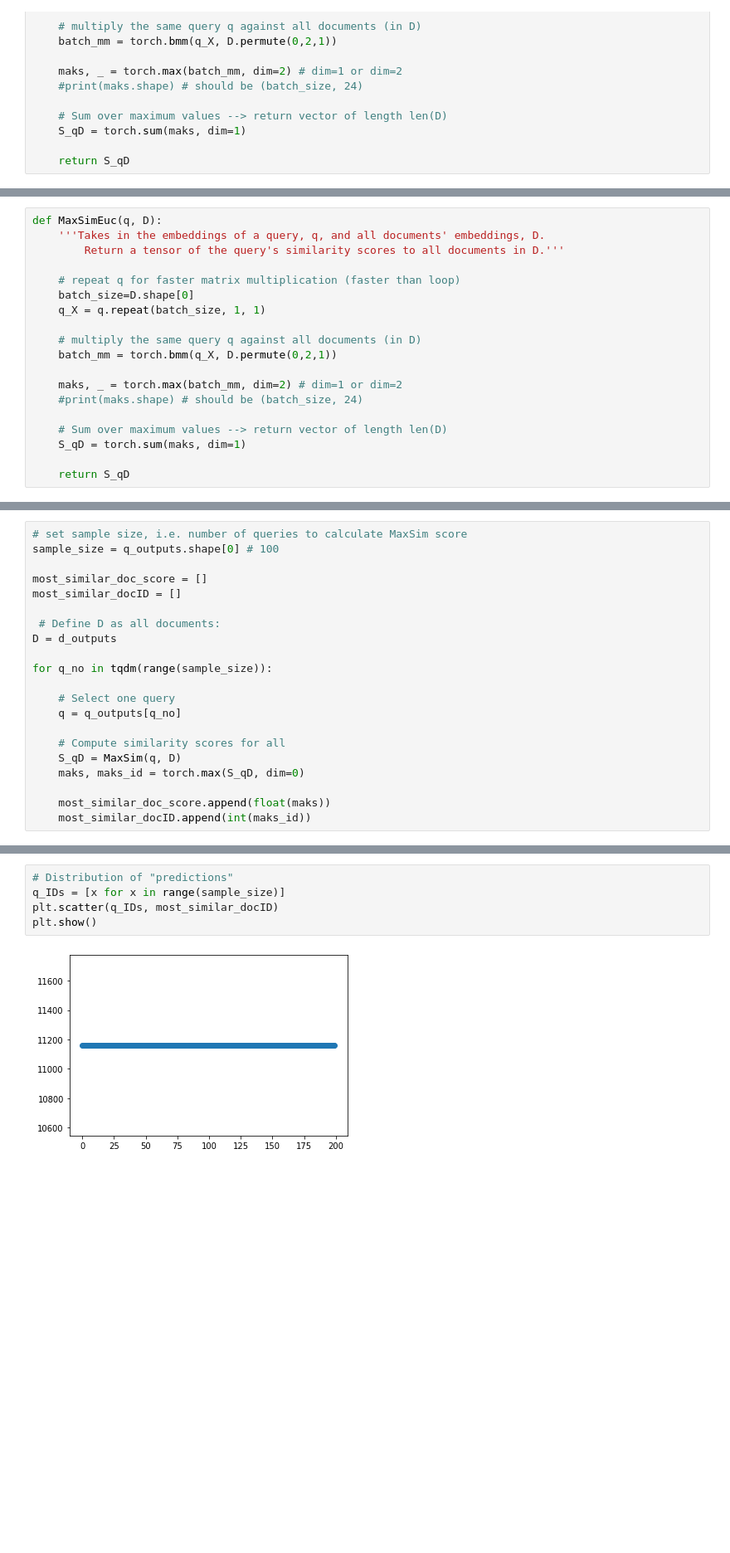
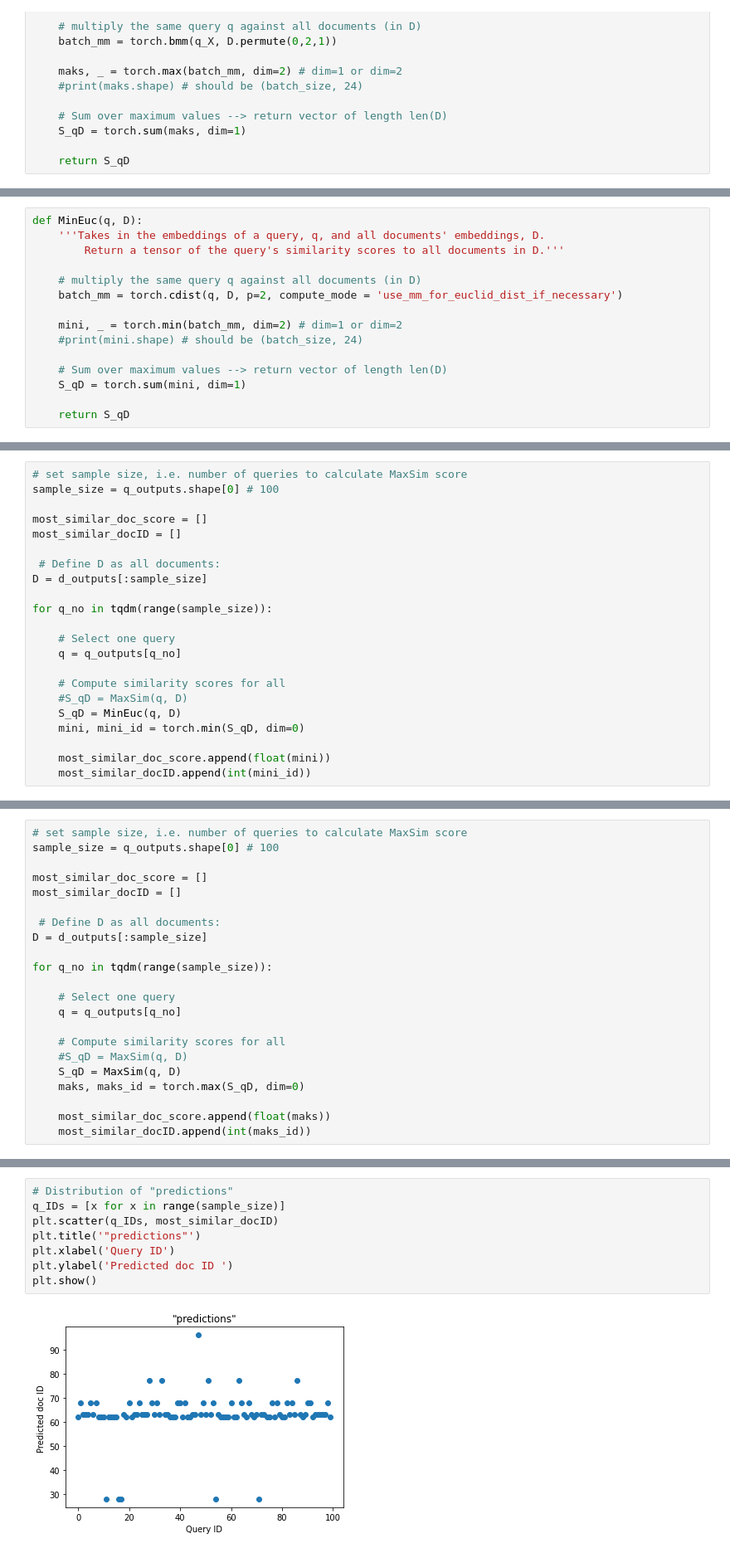
Before and after one commit to MartinBA741/SkillsColBERT, a Jupyter notebook: predict_colbert.ipynb, the cells around one changed output, grey strips where cells are left out. Shown at 83% size. Saved outputs shown, nothing was run; the diff lists cells and outputs as text; blank space fills up the shorter version.

Commit message:
implementation of euclidean score

```diff
--- a/predict_colbert.ipynb
+++ b/predict_colbert.ipynb
@@ -205,19 +156,15 @@ torch.Size([24, 128])
 # %%
-def MaxSimEuc(q, D):
+def MinEuc(q, D):
     '''Takes in the embeddings of a query, q, and all documents' embeddings, D.
         Return a tensor of the query's similarity scores to all documents in D.'''
 
-    # repeat q for faster matrix multiplication (faster than loop)
-    batch_size=D.shape[0]
-    q_X = q.repeat(batch_size, 1, 1)
+    # multiply the same query q against all documents (in D)
+    batch_mm = torch.cdist(q, D, p=2, compute_mode = 'use_mm_for_euclid_dist_if_necessary')
 
-    # multiply the same query q against all documents (in D)
-    batch_mm = torch.bmm(q_X, D.permute(0,2,1))
-
-    maks, _ = torch.max(batch_mm, dim=2) # dim=1 or dim=2
-    #print(maks.shape) # should be (batch_size, 24)
+    mini, _ = torch.min(batch_mm, dim=2) # dim=1 or dim=2
+    #print(mini.shape) # should be (batch_size, 24)
 
     # Sum over maximum values --> return vector of length len(D)
-    S_qD = torch.sum(maks, dim=1)
+    S_qD = torch.sum(mini, dim=1)
 
     return S_qD
@@ -225,0 +199,22 @@ def MaxSimEuc(q, D):
+# %%
+# set sample size, i.e. number of queries to calculate MaxSim score
+sample_size = q_outputs.shape[0] # 100
+
+most_similar_doc_score = []
+most_similar_docID = []
+
+ # Define D as all documents:
+D = d_outputs[:sample_size]
+
+for q_no in tqdm(range(sample_size)):
+
+    # Select one query
+    q = q_outputs[q_no]
+
+    # Compute similarity scores for all
+    #S_qD = MaxSim(q, D)
+    S_qD = MinEuc(q, D)
+    mini, mini_id = torch.min(S_qD, dim=0)
+
+    most_similar_doc_score.append(float(mini))
+    most_similar_docID.append(int(mini_id))
@@ -231,7 +263,7 @@ most_similar_doc_score = []
 most_similar_docID = []
 
  # Define D as all documents:
-D = d_outputs
+D = d_outputs[:sample_size]
 
 for q_no in tqdm(range(sample_size)):
 
@@ -239,6 +271,7 @@ for q_no in tqdm(range(sample_size)):
     q = q_outputs[q_no]
 
     # Compute similarity scores for all
+    #S_qD = MaxSim(q, D)
     S_qD = MaxSim(q, D)
     maks, maks_id = torch.max(S_qD, dim=0)
 
@@ -253,10 +289,13 @@ plt.show()
 # %%
 # Distribution of "predictions"
 q_IDs = [x for x in range(sample_size)]
 plt.scatter(q_IDs, most_similar_docID)
+plt.title('"predictions"')
+plt.xlabel('Query ID')
+plt.ylabel('Predicted doc ID ')
 plt.show()
 # %% [output]
-[figure, old version]
+[figure, new version]
 # %%
 from sklearn.metrics import f1_score
 y_true = q_IDs
```
Also changed, not shown: parts of 15 cells of this notebook.
